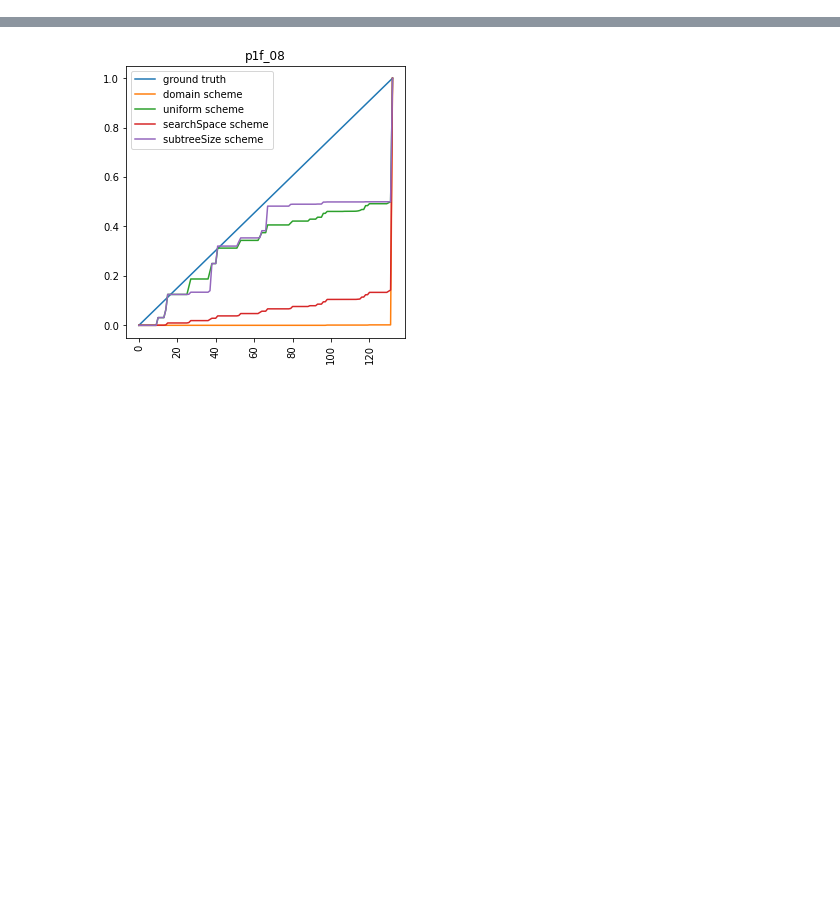
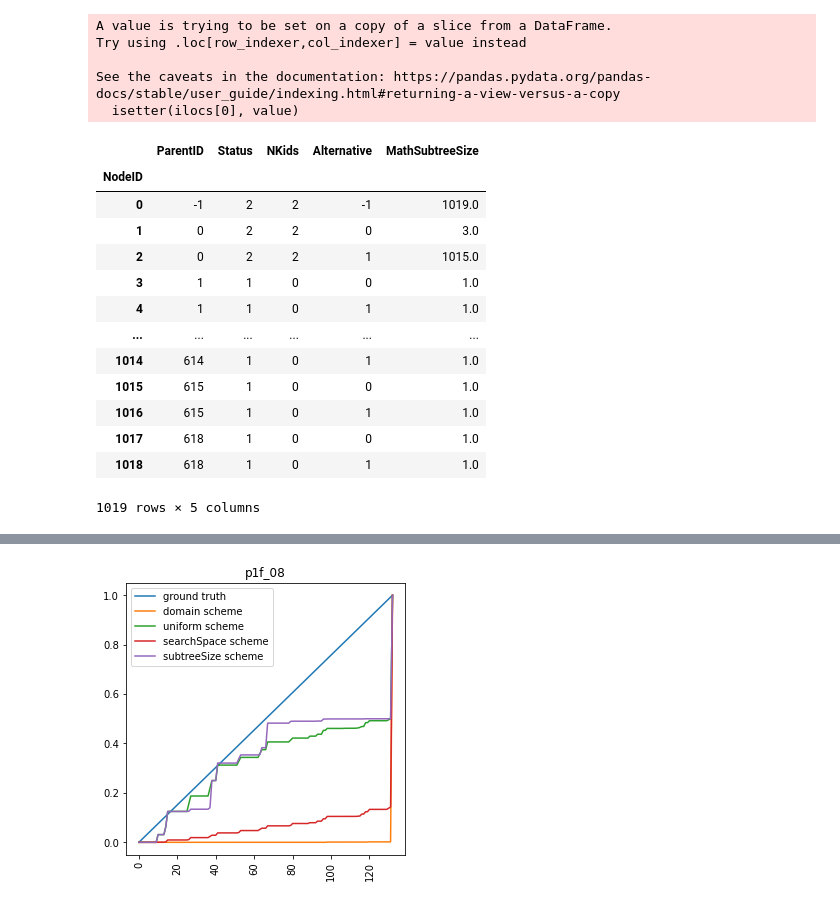
Before and after one commit to LongDangHoang/CPProgressEstimation, a Jupyter notebook: testground.ipynb, the cells around one changed output, grey strips where cells are left out. Drawn from its saved outputs; the diff is of its cells as text; code cells hidden in the pictures; blank space fills up the shorter version.

```diff
--- a/testground.ipynb
+++ b/testground.ipynb
@@ -21,0 +43,27 @@ from typing import List
+# %%
+temp = rand_tree.reset_index().reset_index()
+# map nodeid to correct index
+node_newid = temp[['index', 'NodeID']]
+temp.iloc[1:,:].loc[:, 'ParentID'] = node_newid.set_index('NodeID').loc[temp['ParentID'].iloc[1:], 'index'].values
+temp = temp.drop(columns=['NodeID']).rename(columns={'index': 'NodeID'})
+rand_tree = temp.set_index('NodeID')
+# %% [output]
+A value is trying to be set on a copy of a slice from a DataFrame.
+Try using .loc[row_indexer,col_indexer] = value instead
+
+See the caveats in the documentation: https://pandas.pydata.org/pandas-docs/stable/user_guide/indexing.html#returning-a-view-versus-a-copy
+  isetter(ilocs[0], value)
+|  | ParentID | Status | NKids | Alternative | MathSubtreeSize |
+| NodeID |  |  |  |  |  |
+| 0 | -1 | 2 | 2 | -1 | 1019.0 |
+| 1 | 0 | 2 | 2 | 0 | 3.0 |
+| 2 | 0 | 2 | 2 | 1 | 1015.0 |
+| 3 | 1 | 1 | 0 | 0 | 1.0 |
+| 4 | 1 | 1 | 0 | 1 | 1.0 |
+| ... | ... | ... | ... | ... | ... |
+| 1014 | 614 | 1 | 0 | 1 | 1.0 |
+| 1015 | 615 | 1 | 0 | 0 | 1.0 |
+| 1016 | 615 | 1 | 0 | 1 | 1.0 |
+| 1017 | 618 | 1 | 0 | 0 | 1.0 |
+| 1018 | 618 | 1 | 0 | 1 | 1.0 |
+1019 rows × 5 columns
```
Also changed, not shown: parts of 14 cells of this notebook, 6 other files.
